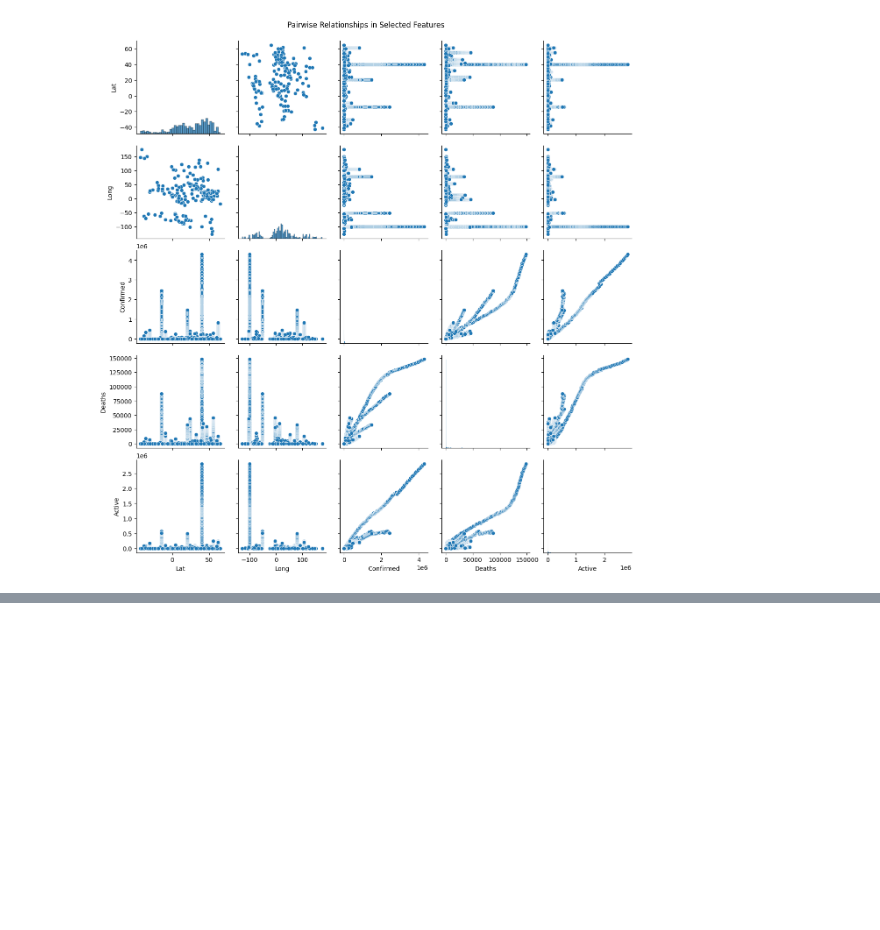
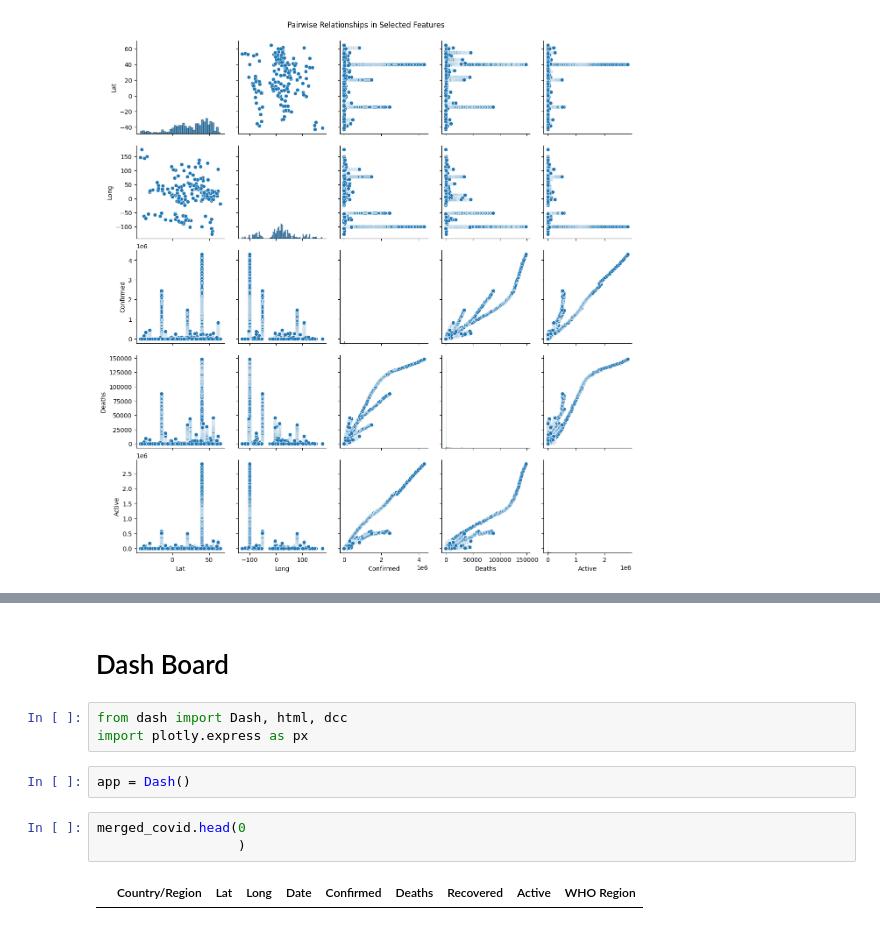
Before and after one commit to A7medAmr2004/A7medAmr, a Jupyter notebook: corona data setes/covid_19_clean_complete/covid_19_clean_complete.ipynb, the cells around one changed output, grey strips where cells are left out. Drawn from its saved outputs; the diff is of its cells as text; blank space fills up the shorter version.

```diff
--- a/corona data setes/covid_19_clean_complete/covid_19_clean_complete.ipynb
+++ b/corona data setes/covid_19_clean_complete/covid_19_clean_complete.ipynb
@@ -223,0 +202,12 @@ IFrame(src=file_path, width=700, height=600)
+# %% [markdown]
+# Dash Board
+# %%
+from dash import Dash, html, dcc
+import plotly.express as px
+# %%
+app = Dash()
+# %%
+merged_covid.head(0
+                  )
+# %% [output]
+|  | Country/Region | Lat | Long | Date | Confirmed | Deaths | Recovered | Active | WHO Region |
```
Also changed, not shown: parts of 12 cells of this notebook.
